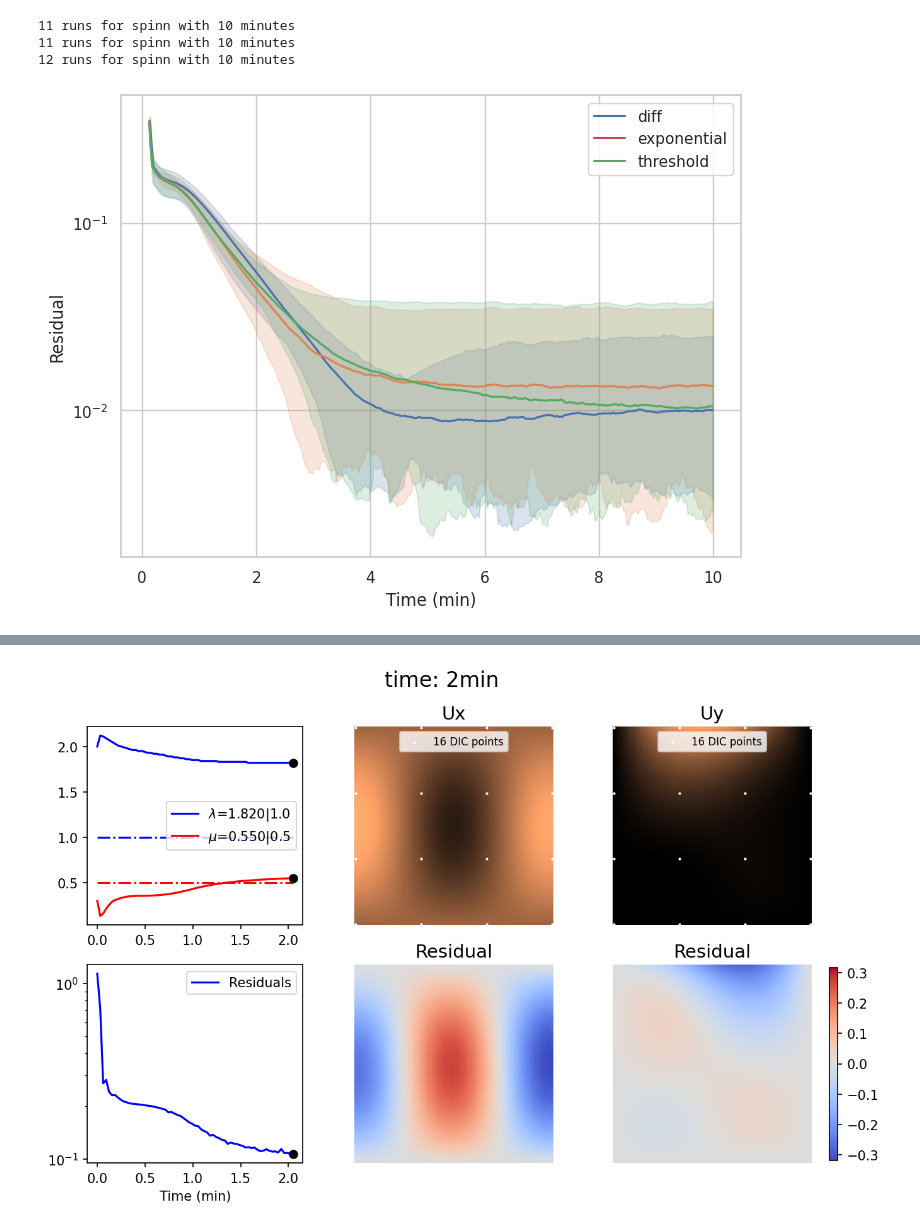
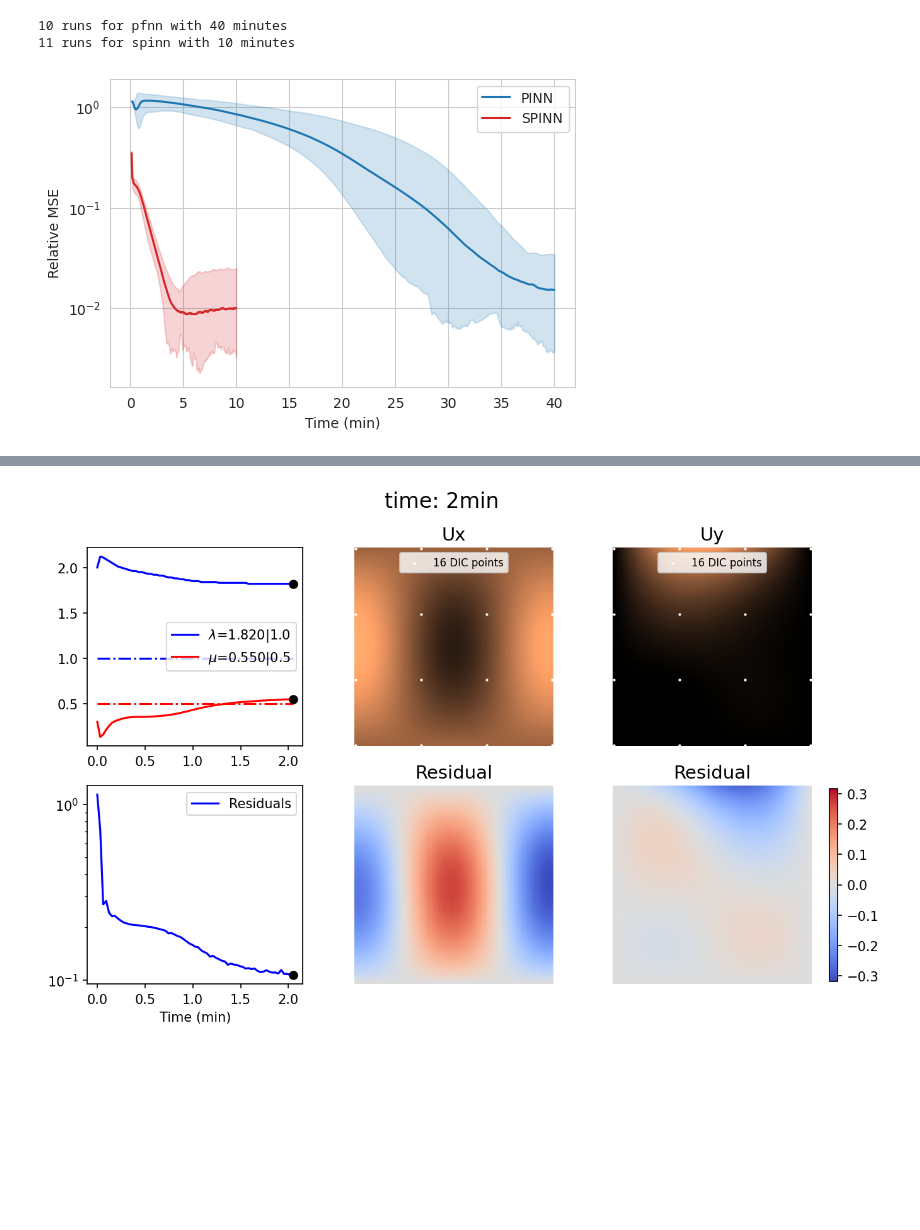
Before and after one commit to bonneted/pinn-cm, a Jupyter notebook: inverse/plot_loss_comp.ipynb, the cells around one changed output, grey strips where cells are left out. Cells and saved outputs as stored; diff of their text form; code cells hidden in the pictures; blank space fills up the shorter version.

Commit message:
comp SPINN and PINN

```diff
--- a/inverse/plot_loss_comp.ipynb
+++ b/inverse/plot_loss_comp.ipynb
@@ -8,7 +8,7 @@ net_type = net_types[1]
 lmbd_start = 2.0
 mu_start = 0.3
 iteration = 100000
-times = [10,10,10]
+times = [40,10]
 time = times[0]
 nDIC = 36
 noise = 0.1
@@ -66,10 +66,10 @@ def load_runs(folder_list, window_size=10):
 
     return loss_history, lambda_history, mu_history
 
-comparaison_types = noise_types
+comparaison_types = net_types
 
 folder_lists = []
-for noise_type, time in zip(comparaison_types, times):
+for net_type, time in zip(comparaison_types, times):
     folder_name = f"{net_type}_lmbd-{lmbd_start}_mu-{mu_start}_nDIC-{nDIC}_noise-{noise_type}-{noise}_{time}min"
     folder_lists.append(get_folder_list(folder_name))
     # print(folder_name)
@@ -97,18 +97,19 @@ DIC_loss = [np.mean(loss_hist[:,:, 5:7], axis=2) for loss_hist in loss_history]
 metrics = [residuals, PDE_loss, Mat_loss, DIC_loss]
 metrics_names = ["Residuals", "PDE Loss", "Material Loss", "DIC Loss"]
 # %% [output]
+10 runs for pfnn with 40 minutes
 11 runs for spinn with 10 minutes
-11 runs for spinn with 10 minutes
-12 runs for spinn with 10 minutes
 # %%
 import matplotlib.pyplot as plt
 import matplotlib.animation as animation
-
+import seaborn as sns
+#seaborn whitegrid:
+sns.set_style("whitegrid")
 
 step_type = ["iteration", "time"][1]
 time_unit = ["s", "min"][1]
 metrics_idx = [0]#, 1, 2, 3]
-comp_idx = [0,1,2]
+comp_idx = [0,1]
 t_elapsed = run_config["elapsed"]
 if step_type == "time":
     steps = [np.array(step_loaded) * time/step_loaded[-1] for step_loaded, time in zip(steps_loaded, times)]
@@ -117,7 +118,7 @@ if step_type == "time":
 else:
     steps = steps_loaded
 
-palette = sns.color_palette()
+palette = [sns.color_palette()[0], sns.color_palette()[3]]
 def init_metrics(ax, metrics_idx=[0]):
     ax.set_yscale('log')
     lines = []
@@ -129,42 +130,42 @@ def init_metrics(ax, metrics_idx=[0]):
             ax.plot(steps[comp_id], metrics[idx][comp_id].mean(axis=0), alpha=1, color=palette[comp_id])
             # ax.fill_between(steps[noise_id], metrics[idx][noise_id].mean(axis=0) - metrics[idx][noise_id].std(axis=0), metrics[idx][noise_id].mean(axis=0) + metrics[idx][noise_id].std(axis=0), alpha=0.2, color=['b', 'r', 'g', 'y'][noise_id])
             ax.fill_between(steps[comp_id], metrics[idx][comp_id].min(axis=0), metrics[idx][comp_id].max(axis=0), alpha=0.2, color=palette[comp_id])
-            line.append(ax.plot([], [], zorder=3, color=['b', 'r', 'g', 'y'][comp_id], label=comparaison_types[comp_id])[0])
+            line.append(ax.plot([], [], zorder=3, color=palette[comp_id], label=["PINN","SPINN"][comp_id]))#label=comparaison_types[comp_id])[0])
             scatter.append(ax.scatter([], [], c='k', zorder=4))
         lines.append(line)
         scatters.append(scatter)
     # for idx in metrics_idx:
     #     ax.plot(steps, metrics[idx].mean(axis=0), alpha=0.2, color=['b', 'r', 'g', 'y'][idx])
     #     # ax.fill_between(steps, metrics[idx].mean(axis=0) - metrics[idx].std(axis=0), metrics[idx].mean(axis=0) + metrics[idx].std(axis=0), alpha=0.2, color=['b', 'r', 'g', 'y'][idx])
     #     ax.fill_between(steps, metrics[idx].min(axis=0), metrics[idx].max(axis=0), alpha=0.2, color=['b', 'r', 'g', 'y'][idx])
     #     lines.append(ax.plot([], [], zorder=3, color=['b', 'r', 'g', 'y'][idx], label=metrics_names[idx])[0])
     #     scatters.append(ax.scatter([], [], c='k', zorder=4))
 
     ax.legend()
-    ax.set_ylabel("Residual")
+    ax.set_ylabel("Relative MSE")
     if step_type == "time":
         ax.set_xlabel(f"Time ({time_unit})")
     else:
         ax.set_xlabel("Iterations")
     return lines, scatters
 
 def update_metrics(iterations, lines, scatters, metrics_idx=[0]):
     for line, scatter, noise_id in zip(lines, scatters, range(len(comparaison_types))):
         for idx in metrics_idx:
             line[idx].set_data(steps[noise_id], metrics[idx][noise_id][:iterations].mean(axis=0))
             scatter[idx].set_offsets(np.array([steps[noise_id][iterations], metrics[idx][noise_id][:iterations].mean(axis=0)]).T)
 
     return lines, scatters
 
-fig, ax = plt.subplots(1, 1, figsize=(8, 6), dpi=100)
+fig, ax = plt.subplots(1, 1, figsize=(6, 4), dpi=100)
 lines, scatters = init_metrics(ax,  metrics_idx=metrics_idx)
 # update_metrics(-1, lines, scatters, metrics_idx=metrics_idx)
 plt.show()
 
 # anim = animation.FuncAnimation(fig, update_losshistory, fargs=(line_pinn, line_spinn, scatter_pinn, scatter_spinn), frames=int(len(losshistory_pinn)/10), interval=100, repeat=False)
 # HTML(anim.to_jshtml())
 # %% [output]
-[figure, old version]
+[figure, new version]
 # %%
 import seaborn as sns
 sns.set_style("whitegrid")
```
Also changed, not shown: parts of 2 cells of this notebook.
